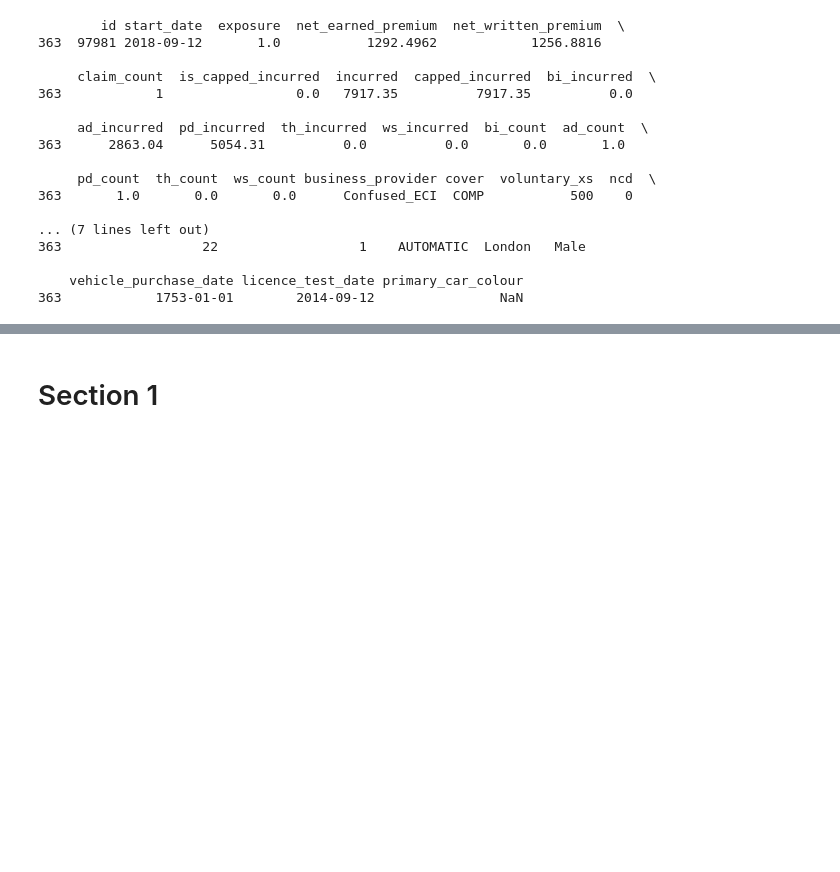
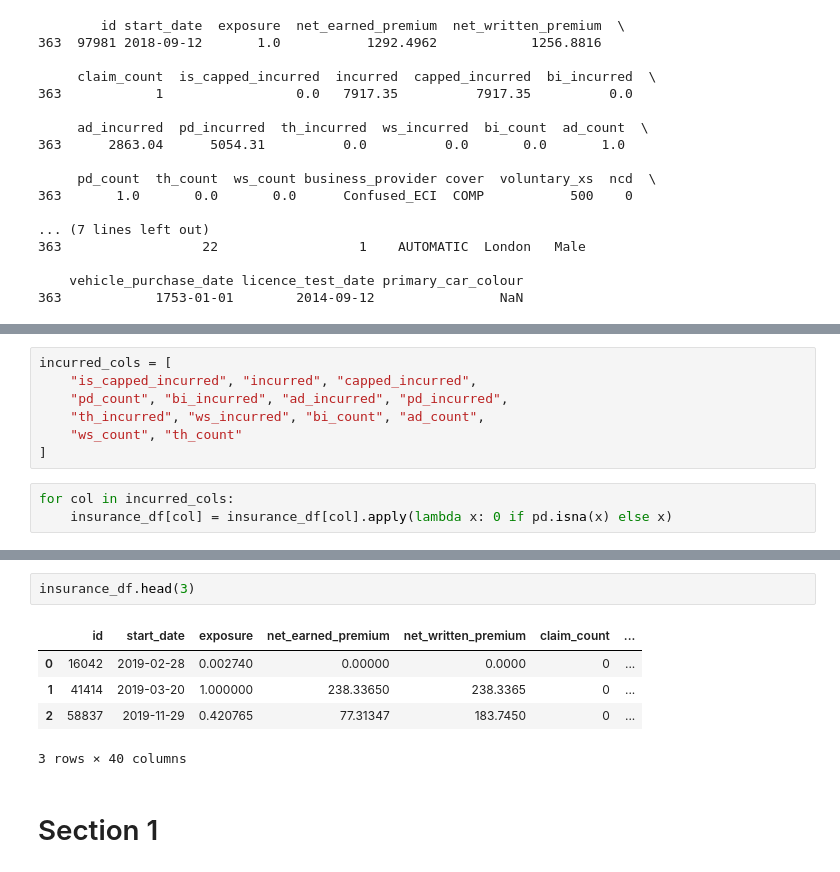
Before and after one commit to KemalYukselir/Hastings-Task, a Jupyter notebook: main.ipynb, the cells around one changed output, grey strips where cells are left out. Cells and saved outputs as stored; diff of their text form; blank space fills up the shorter version.

```diff
--- a/main.ipynb
+++ b/main.ipynb
@@ -192,0 +238,10 @@ Columns that contain null value:
+# %%
+incurred_cols = [
+    "is_capped_incurred", "incurred", "capped_incurred",
+    "pd_count", "bi_incurred", "ad_incurred", "pd_incurred",
+    "th_incurred", "ws_incurred", "bi_count", "ad_count",
+    "ws_count", "th_count"
+]
+# %%
+for col in incurred_cols:
+    insurance_df[col] = insurance_df[col].apply(lambda x: 0 if pd.isna(x) else x)
@@ -193,3 +258,11 @@ Columns that contain null value:
+# %%
+insurance_df.head(3)
+# %% [output]
+|  | id | start_date | exposure | net_earned_premium | net_written_premium | claim_count | ... |
+| 0 | 16042 | 2019-02-28 | 0.002740 | 0.00000 | 0.0000 | 0 | ... |
+| 1 | 41414 | 2019-03-20 | 1.000000 | 238.33650 | 238.3365 | 0 | ... |
+| 2 | 58837 | 2019-11-29 | 0.420765 | 77.31347 | 183.7450 | 0 | ... |
+3 rows × 40 columns
 # %% [markdown]
 # Section 1
 # %% [markdown]
```
Also changed, not shown: parts of 5 cells of this notebook.
